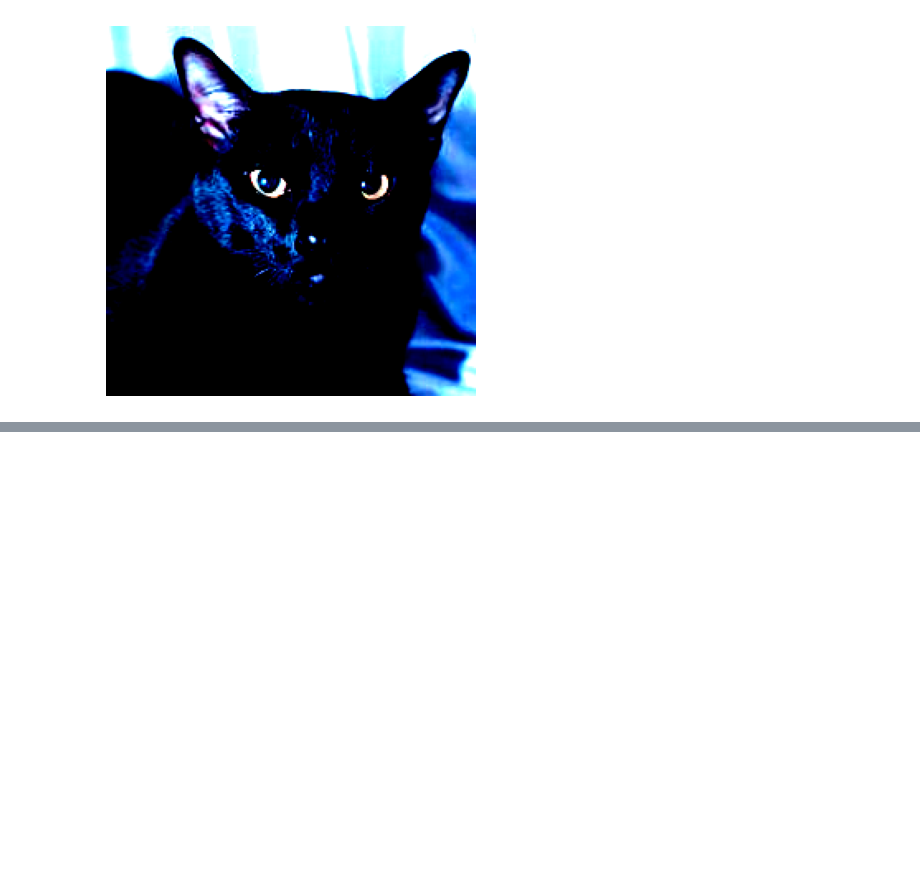
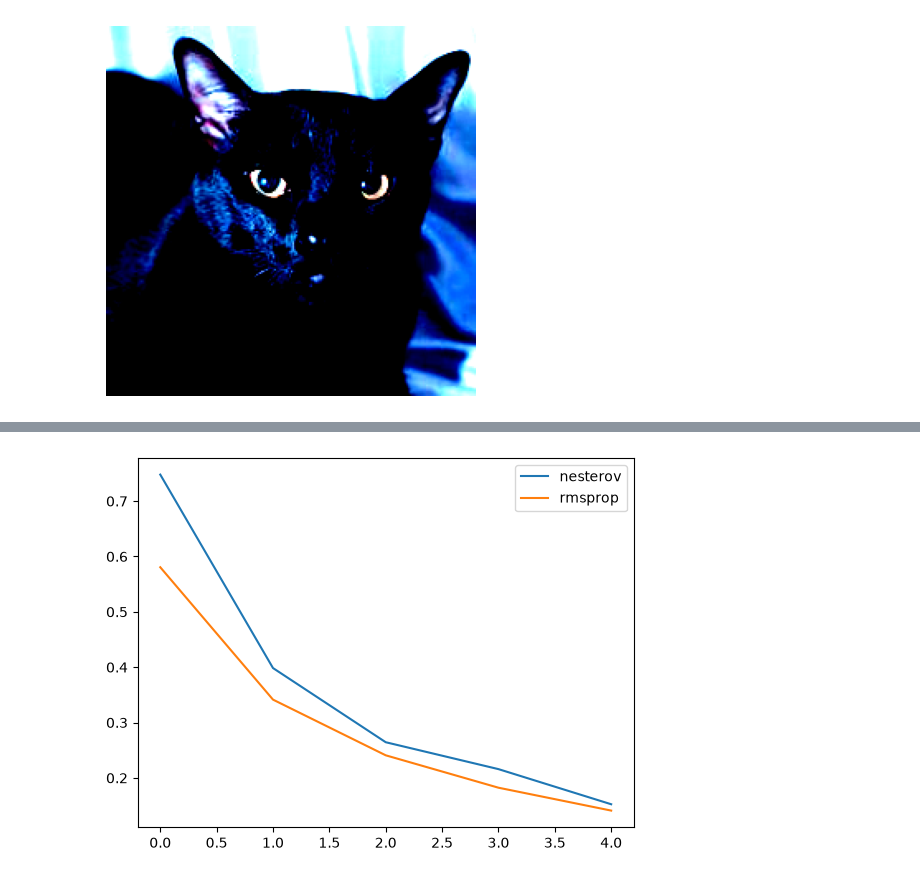
Before and after one commit to DiegoCastroSatt/IntroIA, a Jupyter notebook: perrogato.ipynb, the cells around one changed output, grey strips where cells are left out. Cells and saved outputs as stored; diff of their text form; code cells hidden in the pictures; blank space fills up the shorter version.

```diff
--- a/perrogato.ipynb
+++ b/perrogato.ipynb
@@ -122,8 +122,9 @@ ResNet(
 # %% [markdown]
 ## Training Loop
 # %%
+i = 1
 epochs = 3
-optimizer = SGD(modelo.parameters(), lr=0.001, momentum=0.9, nesterov=True)
+optimizer = SGD(modelo.parameters(), lr=0.001, momentum=0.9, nesterov=False)
 loss_fn = CrossEntropyLoss()
 for epoch in range(epochs):
     print(f"Epoch {epoch+i} of {epochs}")
@@ -159,0 +190,23 @@ pd.DataFrame(probs.cpu().detach().numpy(), columns=['cat', 'dog'])
+# %%
+torch.nn.init.kaiming_normal_(modelo.fc.weight)
+if modelo.fc.bias is not None:
+    torch.nn.init.zeros_(modelo.fc.bias)
+i = 1
+epochs = 3
+optimizer = RMSprop(modelo.parameters(), lr=0.001)
+loss_fn = CrossEntropyLoss()
+all_train_loss_rmsprop = []
+for epoch in range(epochs):
+    modelo.train()
+    print(f"Epoch {epoch+i} of {epochs}")
+    total_loss = 0
+    for batch_idx, (data, target) in enumerate(train_loader):
+        data, target = data.to(device), target.to(device)
+        optimizer.zero_grad()
+        output = modelo(data)
+        loss = loss_fn(output, target)
+        loss.backward()
+        optimizer.step()
+        total_loss += loss.item()
+    print(f"Loss: {total_loss/len(train_loader)}")
+    all_train_loss_rmsprop.append(total_loss/len(train_loader))
@@ -159,0 +224,10 @@ pd.DataFrame(probs.cpu().detach().numpy(), columns=['cat', 'dog'])
+# %%
+import seaborn as sns
+sns.lineplot(x=range(epochs), y=all_train_loss, label="nesterov")
+sns.lineplot(x=range(epochs), y=all_train_loss_rmsprop, label="rmsprop")
+sns.lineplot(x=range(epochs), y=all_train_loss_adam, label="adam")
+sns.lineplot(x=range(epochs), y=all_train_loss_adamw, label="adamw")
+plt.legend()
+plt.show()
+# %% [output]
+[figure, added]
```
Also changed, not shown: parts of 7 cells of this notebook.
